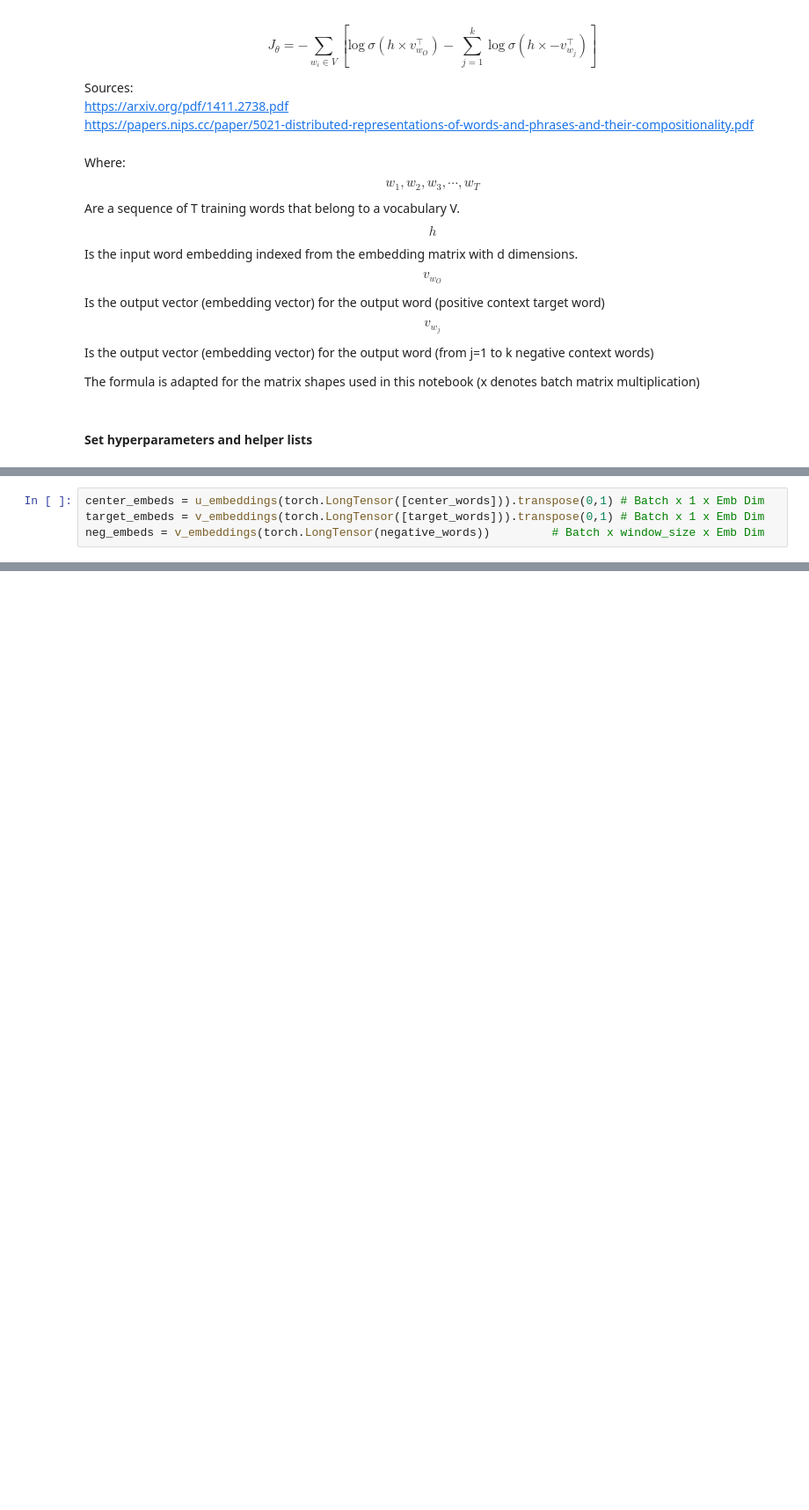
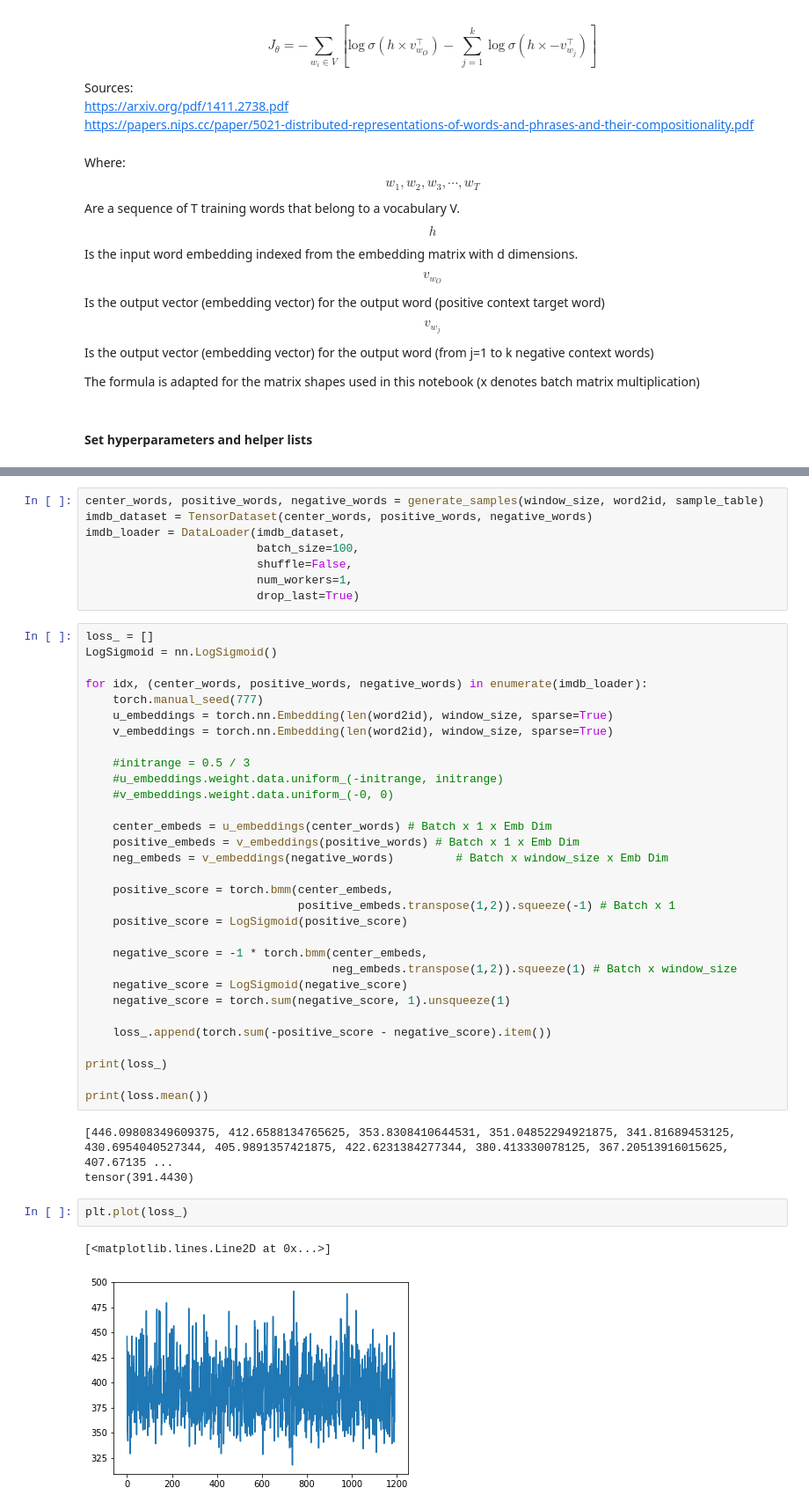
Before and after one commit to hveigz/word-embeddings, a Jupyter notebook: Word2Vec_SkipGram.ipynb, the cells around one changed output, grey strips where cells are left out. Shown at 88% size. Drawn from its saved outputs; the diff is of its cells as text; blank space fills up the shorter version.

Commit message:
Setting up pytorch batch data loader

```diff
--- a/Word2Vec_SkipGram.ipynb
+++ b/Word2Vec_SkipGram.ipynb
@@ -660,4 +536,0 @@ v_embeddings = torch.nn.Embedding(len(corpus), window_size, sparse=True)
-# %%
-center_embeds = u_embeddings(torch.LongTensor([center_words])).transpose(0,1) # Batch x 1 x Emb Dim
-target_embeds = v_embeddings(torch.LongTensor([target_words])).transpose(0,1) # Batch x 1 x Emb Dim
-neg_embeds = v_embeddings(torch.LongTensor(negative_words))         # Batch x window_size x Emb Dim
@@ -880,0 +580,47 @@ def forward(self, center_words, target_words, negative_words):
+# %%
+center_words, positive_words, negative_words = generate_samples(window_size, word2id, sample_table)
+imdb_dataset = TensorDataset(center_words, positive_words, negative_words)
+imdb_loader = DataLoader(imdb_dataset,
+                         batch_size=100,
+                         shuffle=False,
+                         num_workers=1,
+                         drop_last=True)
+# %%
+loss_ = []
+LogSigmoid = nn.LogSigmoid()
+
+for idx, (center_words, positive_words, negative_words) in enumerate(imdb_loader):
+    torch.manual_seed(777)
+    u_embeddings = torch.nn.Embedding(len(word2id), window_size, sparse=True)
+    v_embeddings = torch.nn.Embedding(len(word2id), window_size, sparse=True)
+
+    #initrange = 0.5 / 3
+    #u_embeddings.weight.data.uniform_(-initrange, initrange)
+    #v_embeddings.weight.data.uniform_(-0, 0)
+
+    center_embeds = u_embeddings(center_words) # Batch x 1 x Emb Dim
+    positive_embeds = v_embeddings(positive_words) # Batch x 1 x Emb Dim
+    neg_embeds = v_embeddings(negative_words)         # Batch x window_size x Emb Dim
+
+    positive_score = torch.bmm(center_embeds,
+                               positive_embeds.transpose(1,2)).squeeze(-1) # Batch x 1
+    positive_score = LogSigmoid(positive_score)
+
+    negative_score = -1 * torch.bmm(center_embeds,
+                                    neg_embeds.transpose(1,2)).squeeze(1) # Batch x window_size
+    negative_score = LogSigmoid(negative_score)
+    negative_score = torch.sum(negative_score, 1).unsqueeze(1)
+
+    loss_.append(torch.sum(-positive_score - negative_score).item())
+
+print(loss_)
+
+print(loss.mean())
+# %% [output]
+[446.09808349609375, 412.6588134765625, 353.8308410644531, 351.04852294921875, 341.81689453125, 430.6954040527344, 405.9891357421875, 422.6231384277344, 380.413330078125, 367.20513916015625, 407.67135 ...
+tensor(391.4430)
+# %%
+plt.plot(loss_)
+# %% [output]
+[<matplotlib.lines.Line2D at 0x...>]
+[figure, added]
```
Also changed, not shown: parts of 55 cells of this notebook.
